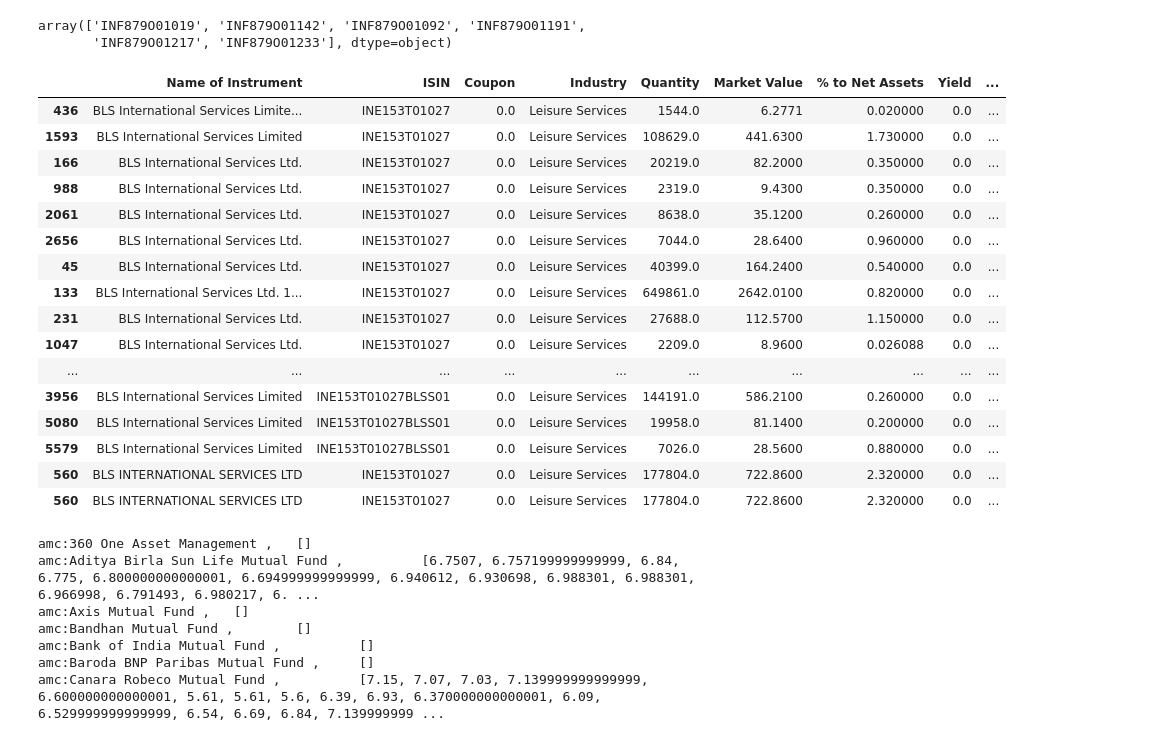
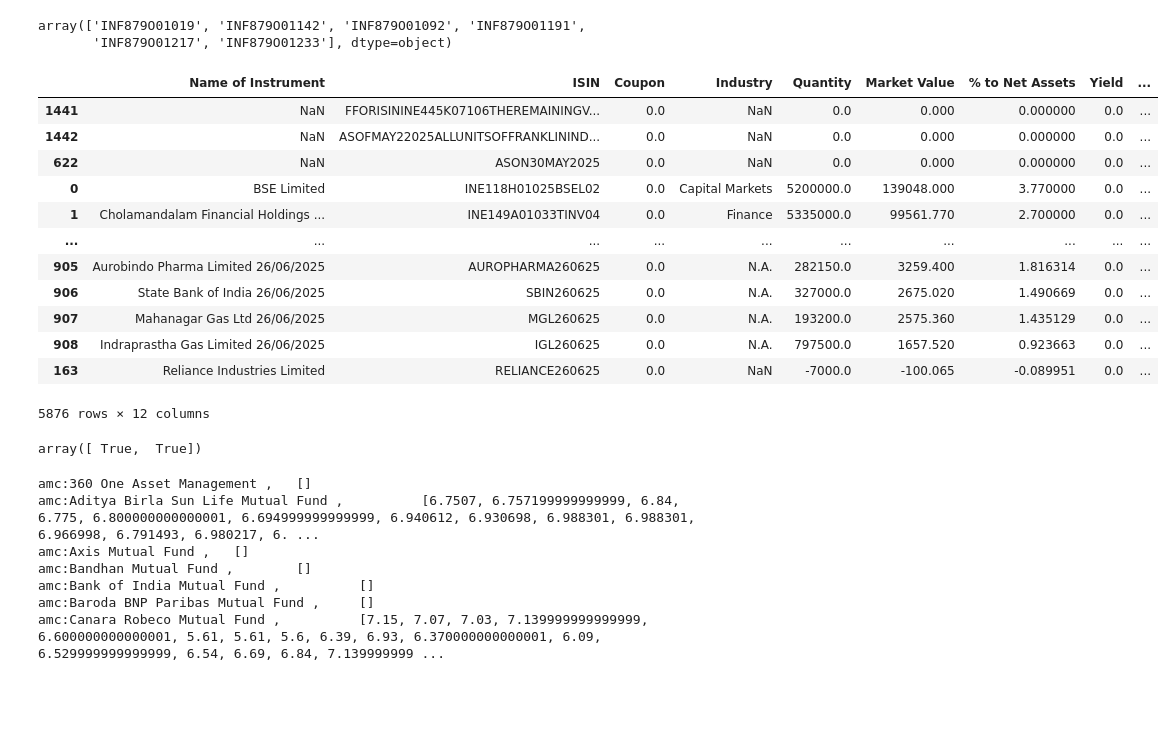
Before and after one commit to vaibhaVishwakarma/AssetManagmentCompanyParser, a Jupyter notebook: test2.ipynb, the cells around one changed output. Saved outputs shown, nothing was run; the diff lists cells and outputs as text; code cells hidden in the pictures; blank space fills up the shorter version.

```diff
--- a/test2.ipynb
+++ b/test2.ipynb
@@ -768,5 +775,5 @@ df = df.drop("yield to call (ytc)", axis = 1)
 # %%
-new_cols = ["Name of Instrument",	"ISIN" , "Coupon" , "Industry",	"Quantity", "Market Value",	"% to Net Assets","Yield","Type","AMC","Scheme Name" , "Scheme ISIN" ]
+new_cols = ["Name of Instrument",	"ISIN" , "Coupon" , "Industry",	"Quantity", "Market Value",	"% to Net Assets","Yield","Type","Scheme Name","AMC", "Scheme ISIN" ]
 df.columns = new_cols
 # %%
 df.to_csv("DIRECT_MAY_combined_sheet_reduced_types.csv",index = False)
@@ -831,25 +838,25 @@ df[df["Scheme Name"].apply(lambda x : "ppfas" in x.lower())]["Scheme ISIN"].uniq
 array(['INF879O01019', 'INF879O01142', 'INF879O01092', 'INF879O01191',
        'INF879O01217', 'INF879O01233'], dtype=object)
 # %%
-df[df["ISIN"].apply( lambda x : "INE153T01027" in x )]
+df[df["ISIN"].apply( lambda x : len(x) != 12 )]
 # %% [output]
 |  | Name of Instrument | ISIN | Coupon | Industry | Quantity | Market Value | % to Net Assets | Yield | ... |
-| 436 | BLS International Services Limite... | INE153T01027 | 0.0 | Leisure Services | 1544.0 | 6.2771 | 0.020000 | 0.0 | ... |
-| 1593 | BLS International Services Limited | INE153T01027 | 0.0 | Leisure Services | 108629.0 | 441.6300 | 1.730000 | 0.0 | ... |
-| 166 | BLS International Services Ltd. | INE153T01027 | 0.0 | Leisure Services | 20219.0 | 82.2000 | 0.350000 | 0.0 | ... |
-| 988 | BLS International Services Ltd. | INE153T01027 | 0.0 | Leisure Services | 2319.0 | 9.4300 | 0.350000 | 0.0 | ... |
-| 2061 | BLS International Services Ltd. | INE153T01027 | 0.0 | Leisure Services | 8638.0 | 35.1200 | 0.260000 | 0.0 | ... |
-| 2656 | BLS International Services Ltd. | INE153T01027 | 0.0 | Leisure Services | 7044.0 | 28.6400 | 0.960000 | 0.0 | ... |
-| 45 | BLS International Services Ltd. | INE153T01027 | 0.0 | Leisure Services | 40399.0 | 164.2400 | 0.540000 | 0.0 | ... |
-| 133 | BLS International Services Ltd. 1... | INE153T01027 | 0.0 | Leisure Services | 649861.0 | 2642.0100 | 0.820000 | 0.0 | ... |
-| 231 | BLS International Services Ltd. | INE153T01027 | 0.0 | Leisure Services | 27688.0 | 112.5700 | 1.150000 | 0.0 | ... |
-| 1047 | BLS International Services Ltd. | INE153T01027 | 0.0 | Leisure Services | 2209.0 | 8.9600 | 0.026088 | 0.0 | ... |
+| 1441 | NaN | FFORISININE445K07106THEREMAININGV... | 0.0 | NaN | 0.0 | 0.000 | 0.000000 | 0.0 | ... |
+| 1442 | NaN | ASOFMAY22025ALLUNITSOFFRANKLININD... | 0.0 | NaN | 0.0 | 0.000 | 0.000000 | 0.0 | ... |
+| 622 | NaN | ASON30MAY2025 | 0.0 | NaN | 0.0 | 0.000 | 0.000000 | 0.0 | ... |
+| 0 | BSE Limited | INE118H01025BSEL02 | 0.0 | Capital Markets | 5200000.0 | 139048.000 | 3.770000 | 0.0 | ... |
+| 1 | Cholamandalam Financial Holdings ... | INE149A01033TINV04 | 0.0 | Finance | 5335000.0 | 99561.770 | 2.700000 | 0.0 | ... |
 | ... | ... | ... | ... | ... | ... | ... | ... | ... | ... |
-| 3956 | BLS International Services Limited | INE153T01027BLSS01 | 0.0 | Leisure Services | 144191.0 | 586.2100 | 0.260000 | 0.0 | ... |
-| 5080 | BLS International Services Limited | INE153T01027BLSS01 | 0.0 | Leisure Services | 19958.0 | 81.1400 | 0.200000 | 0.0 | ... |
-| 5579 | BLS International Services Limited | INE153T01027BLSS01 | 0.0 | Leisure Services | 7026.0 | 28.5600 | 0.880000 | 0.0 | ... |
-| 560 | BLS INTERNATIONAL SERVICES LTD | INE153T01027 | 0.0 | Leisure Services | 177804.0 | 722.8600 | 2.320000 | 0.0 | ... |
-| 560 | BLS INTERNATIONAL SERVICES LTD | INE153T01027 | 0.0 | Leisure Services | 177804.0 | 722.8600 | 2.320000 | 0.0 | ... |
+| 905 | Aurobindo Pharma Limited 26/06/2025 | AUROPHARMA260625 | 0.0 | N.A. | 282150.0 | 3259.400 | 1.816314 | 0.0 | ... |
+| 906 | State Bank of India 26/06/2025 | SBIN260625 | 0.0 | N.A. | 327000.0 | 2675.020 | 1.490669 | 0.0 | ... |
+| 907 | Mahanagar Gas Ltd 26/06/2025 | MGL260625 | 0.0 | N.A. | 193200.0 | 2575.360 | 1.435129 | 0.0 | ... |
+| 908 | Indraprastha Gas Limited 26/06/2025 | IGL260625 | 0.0 | N.A. | 797500.0 | 1657.520 | 0.923663 | 0.0 | ... |
+| 163 | Reliance Industries Limited | RELIANCE260625 | 0.0 | NaN | -7000.0 | -100.065 | -0.089951 | 0.0 | ... |
+5876 rows × 12 columns
+# %%
+np.array([None or 0,0.00]) == 0
+# %% [output]
+array([ True,  True])
 # %%
 import os
 import pandas as pd
```
Also changed, not shown: parts of 3 cells of this notebook, 1 other file.
